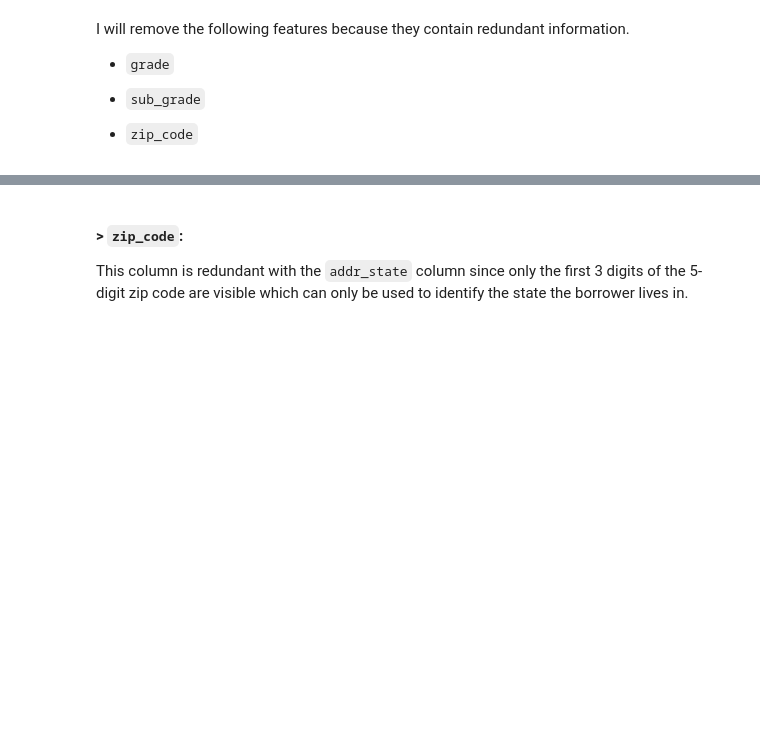
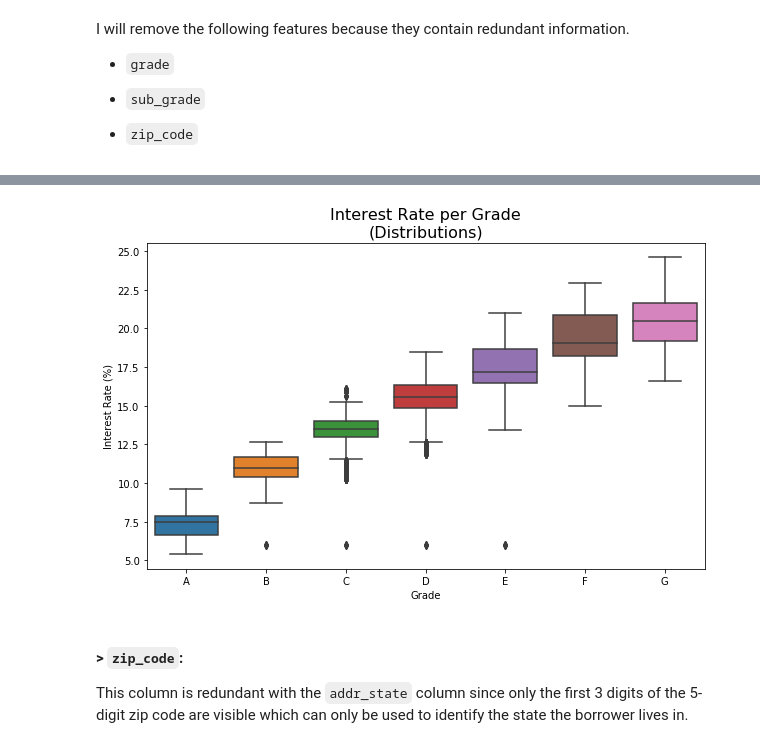
Before and after one commit to bern-lm/dataquest-projects, a Jupyter notebook: credit-modeling/Project - Credit Modeling (Lending Club).ipynb, the cells around one changed output, grey strips where cells are left out. Drawn from its saved outputs; the diff is of its cells as text; code cells hidden in the pictures; blank space fills up the shorter version.

```diff
--- a/credit-modeling/Project - Credit Modeling (Lending Club).ipynb
+++ b/credit-modeling/Project - Credit Modeling (Lending Club).ipynb
@@ -360,0 +386,4 @@ These two columns are based on the borrower's interest rate (`int_rate` column).
+# %%
+tmp_1 = loans[['grade', 'sub_grade', 'int_rate']].copy()
+
+tmp_1.info()
@@ -360,0 +401,2 @@ These two columns are based on the borrower's interest rate (`int_rate` column).
+# %%
+tmp_1['int_rate'] = tmp_1['int_rate'].str.rstrip("%").astype("float")
@@ -361,3 +469,22 @@ These two columns are based on the borrower's interest rate (`int_rate` column).
+# %%
+import matplotlib.pyplot as plt
+import seaborn as sns
+
+fig, ax = plt.subplots(figsize=(10,6))
+
+sns.boxplot( ax = ax, x = 'grade', y = 'int_rate', data = tmp_1, \
+             order=['A', 'B', 'C', 'D', 'E', 'F', 'G'] )
+
+
+plt.title('Interest Rate per Grade\n(Distributions)', fontsize = 16)
+
+plt.ylabel('Interest Rate (%)')
+
+plt.xlabel('Grade')
+
+plt.show()
+# %% [output]
+[figure, added]
 # %% [markdown]
 #### > `zip_code`:
 This column is redundant with the `addr_state` column since only the first 3 digits of the 5-digit zip code are visible which can only be used to identify the state the borrower lives in.
```
Also changed, not shown: parts of 167 cells of this notebook.
